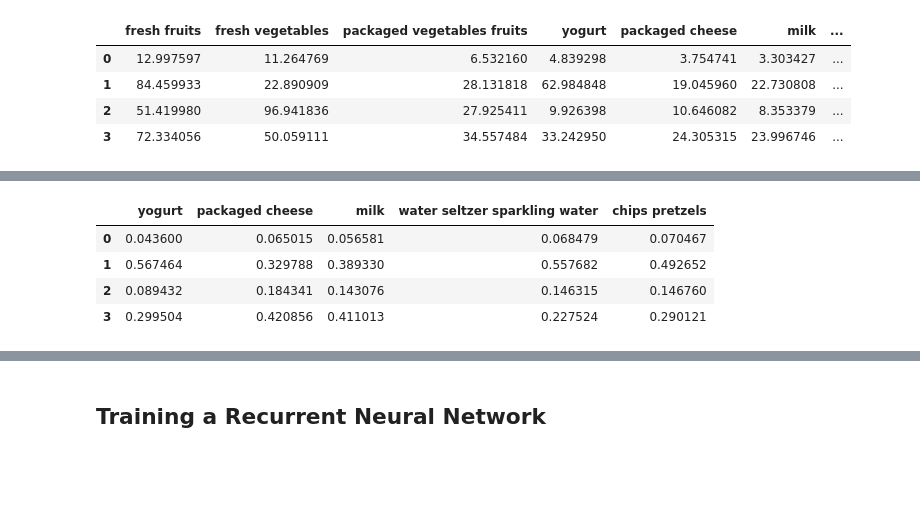
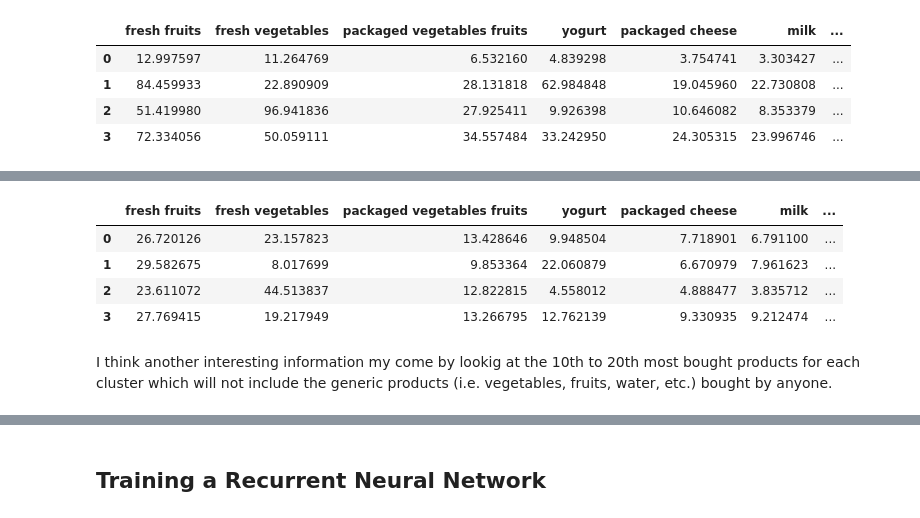
Before and after one commit to asindico/Instacart-Analysis, a Jupyter notebook: notebook.ipynb, the cells around one changed output, grey strips where cells are left out. Saved outputs shown, nothing was run; the diff lists cells and outputs as text; code cells hidden in the pictures; blank space fills up the shorter version.

Commit message:
finished finding clusters of customers

```diff
--- a/notebook.ipynb
+++ b/notebook.ipynb
@@ -372,9 +401,11 @@ HTML(cluster_means.to_html())
 # %%
-cluster_perc = cluster_means.iloc[:, 3:].apply(lambda x: x / x.sum())
+cluster_perc = cluster_means.iloc[:, :].apply(lambda x: (x / x.sum())*100,axis=1)
 HTML(cluster_perc.to_html())
 # %% [output]
-|  | yogurt | packaged cheese | milk | water seltzer sparkling water | chips pretzels |
-| 0 | 0.043600 | 0.065015 | 0.056581 | 0.068479 | 0.070467 |
-| 1 | 0.567464 | 0.329788 | 0.389330 | 0.557682 | 0.492652 |
-| 2 | 0.089432 | 0.184341 | 0.143076 | 0.146315 | 0.146760 |
-| 3 | 0.299504 | 0.420856 | 0.411013 | 0.227524 | 0.290121 |
+|  | fresh fruits | fresh vegetables | packaged vegetables fruits | yogurt | packaged cheese | milk | ... |
+| 0 | 26.720126 | 23.157823 | 13.428646 | 9.948504 | 7.718901 | 6.791100 | ... |
+| 1 | 29.582675 | 8.017699 | 9.853364 | 22.060879 | 6.670979 | 7.961623 | ... |
+| 2 | 23.611072 | 44.513837 | 12.822815 | 4.558012 | 4.888477 | 3.835712 | ... |
+| 3 | 27.769415 | 19.217949 | 13.266795 | 12.762139 | 9.330935 | 9.212474 | ... |
+# %% [markdown]
+I think another interesting information my come by lookig at the 10th to 20th most bought products for each cluster which will not include the generic products (i.e. vegetables, fruits, water, etc.) bought by anyone.
```
Also changed, not shown: parts of 12 cells of this notebook.
